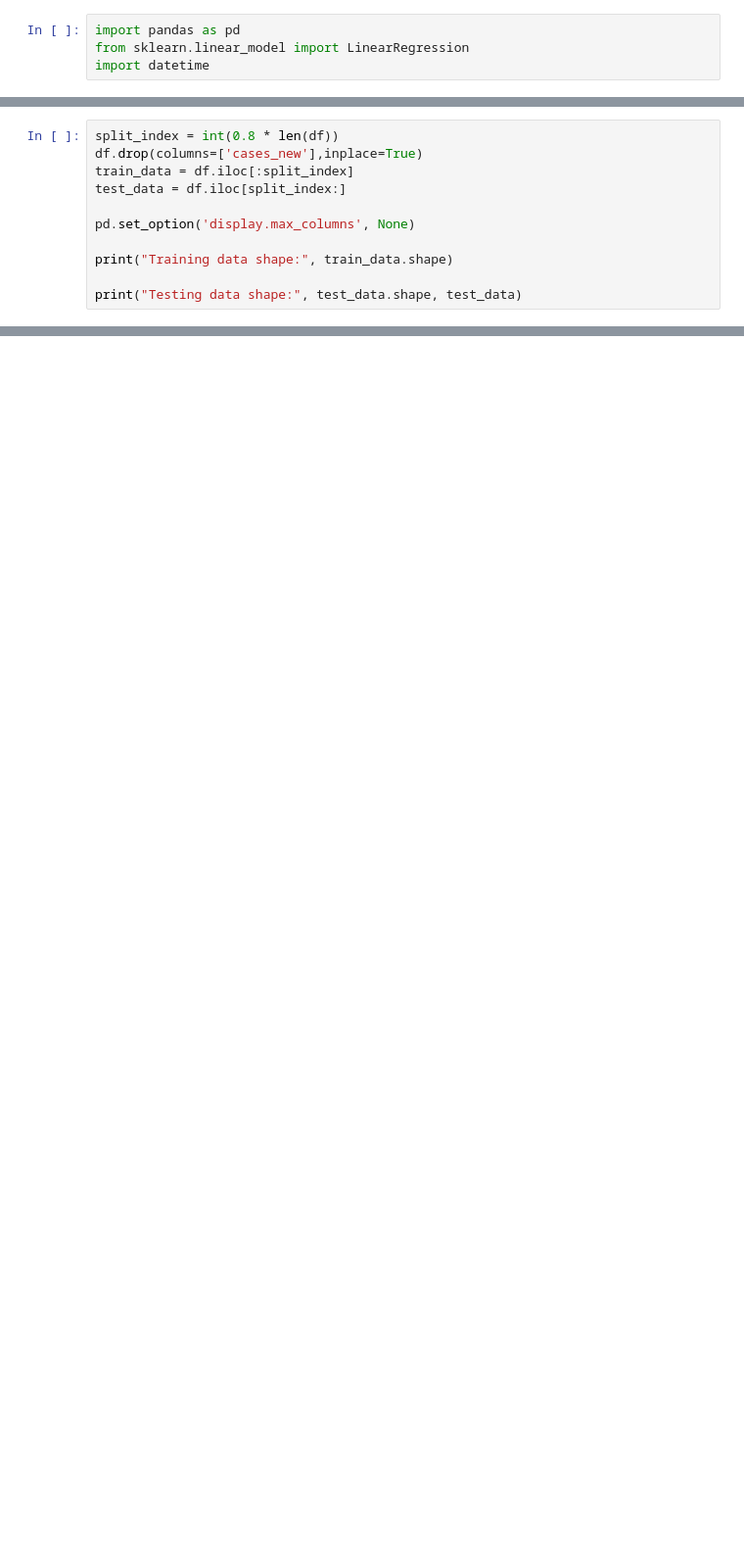
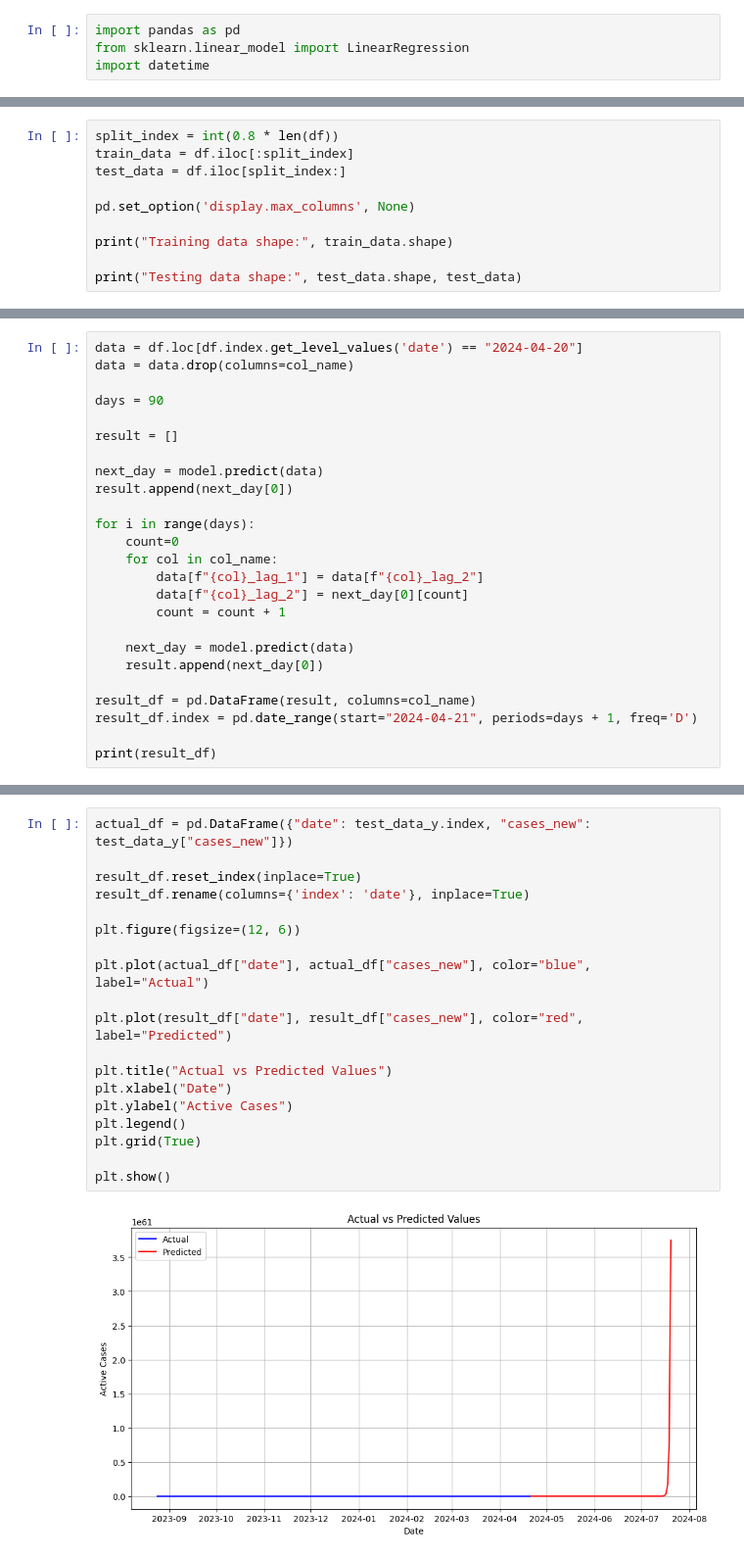
Before and after one commit to MarcusO17/5011-cem-ml, a Jupyter notebook: notebooks/model_training_kelvin.ipynb, the cells around one changed output, grey strips where cells are left out. Shown at 98% size. Cells and saved outputs as stored; diff of their text form; blank space fills up the shorter version.

Commit message:
Added VAC model

```diff
--- a/notebooks/model_training_kelvin.ipynb
+++ b/notebooks/model_training_kelvin.ipynb
@@ -10,6 +43,5 @@ df = df.groupby('date').sum()
 # %%
 split_index = int(0.8 * len(df))
-df.drop(columns=['cases_new'],inplace=True)
 train_data = df.iloc[:split_index]
 test_data = df.iloc[split_index:]
 
@@ -139,0 +232,25 @@ plt.show()
+# %%
+data = df.loc[df.index.get_level_values('date') == "2024-04-20"]
+data = data.drop(columns=col_name)
+
+days = 90
+
+result = []
+
+next_day = model.predict(data)
+result.append(next_day[0])
+
+for i in range(days):
+    count=0
+    for col in col_name:
+        data[f"{col}_lag_1"] = data[f"{col}_lag_2"]
+        data[f"{col}_lag_2"] = next_day[0][count]
+        count = count + 1
+
+    next_day = model.predict(data)
+    result.append(next_day[0])
+
+result_df = pd.DataFrame(result, columns=col_name)
+result_df.index = pd.date_range(start="2024-04-21", periods=days + 1, freq='D')
+
+print(result_df)
@@ -139,0 +275,21 @@ plt.show()
+# %%
+actual_df = pd.DataFrame({"date": test_data_y.index, "cases_new": test_data_y["cases_new"]})
+
+result_df.reset_index(inplace=True)
+result_df.rename(columns={'index': 'date'}, inplace=True)
+
+plt.figure(figsize=(12, 6))
+
+plt.plot(actual_df["date"], actual_df["cases_new"], color="blue", label="Actual")
+
+plt.plot(result_df["date"], result_df["cases_new"], color="red", label="Predicted")
+
+plt.title("Actual vs Predicted Values")
+plt.xlabel("Date")
+plt.ylabel("Active Cases")
+plt.legend()
+plt.grid(True)
+
+plt.show()
+# %% [output]
+[figure, added]
```
Also changed, not shown: parts of 23 cells of this notebook, 1 other file.
